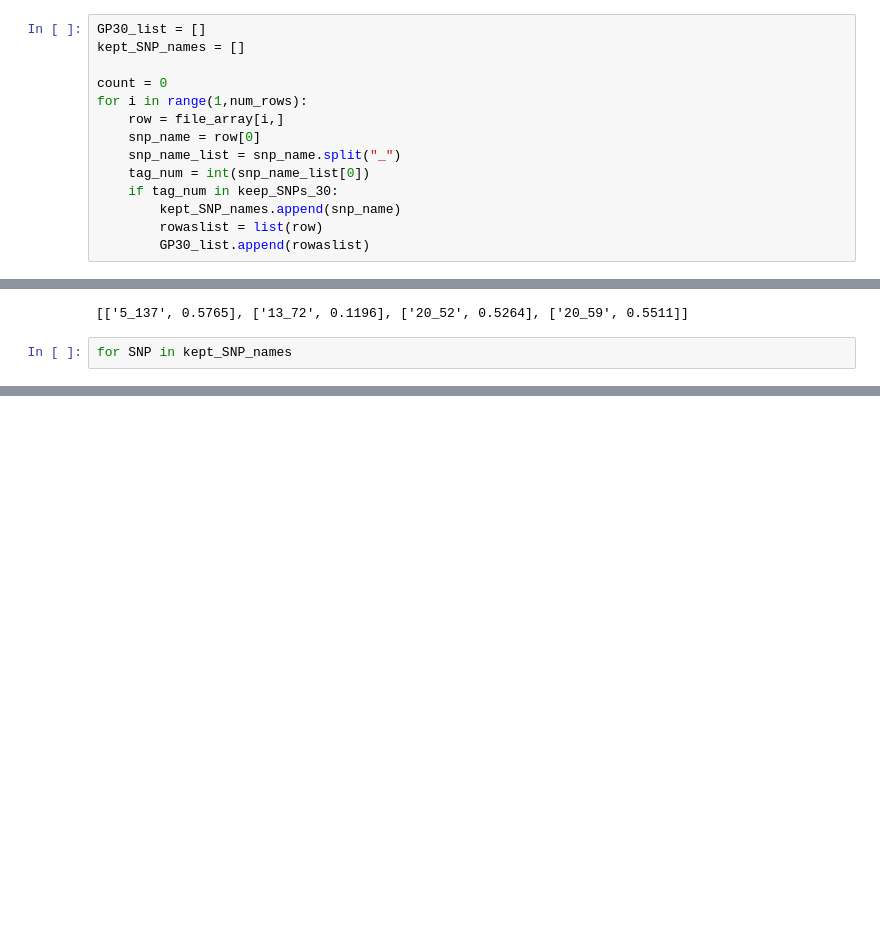
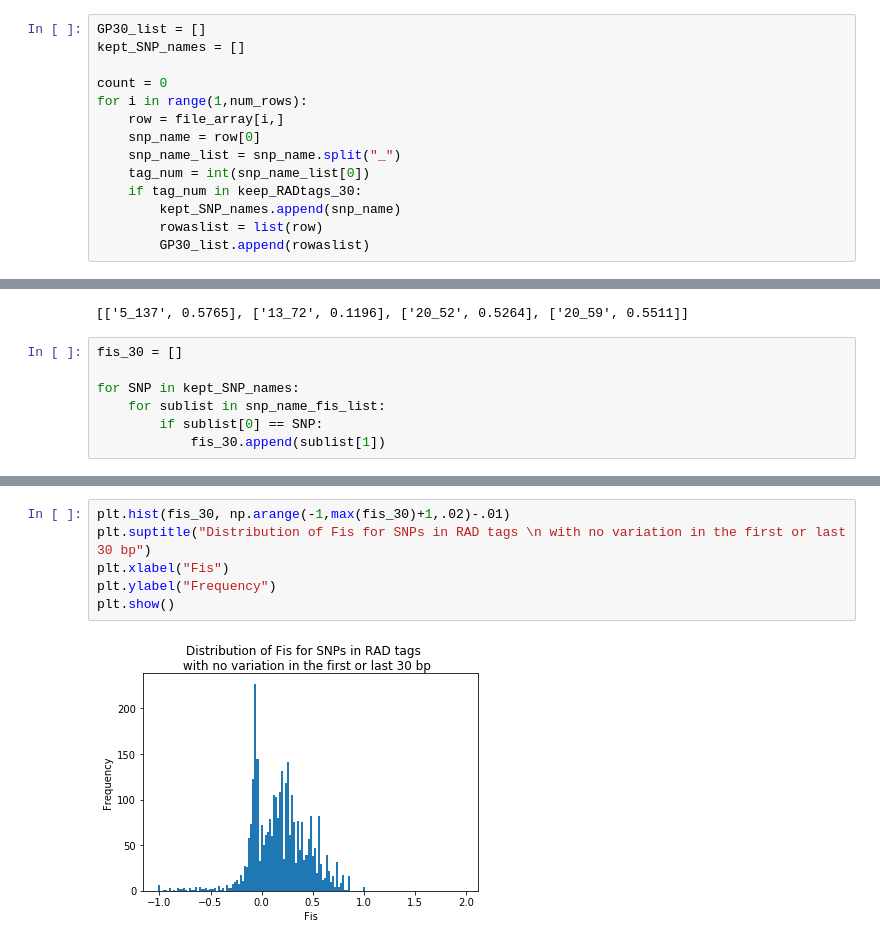
Before and after one commit to nclowell/RAD_scallops, a Jupyter notebook: CRAGIG_run1/Notebooks/IDing_SNPs_for_parentage/First_look_at_SNPs_for_parentage.ipynb, the cells around one changed output, grey strips where cells are left out. Drawn from its saved outputs; the diff is of its cells as text; blank space fills up the shorter version.

```diff
--- a/CRAGIG_run1/Notebooks/IDing_SNPs_for_parentage/First_look_at_SNPs_for_parentage.ipynb
+++ b/CRAGIG_run1/Notebooks/IDing_SNPs_for_parentage/First_look_at_SNPs_for_parentage.ipynb
@@ -181,7 +181,7 @@ for i in range(1,num_rows):
     snp_name = row[0]
     snp_name_list = snp_name.split("_")
     tag_num = int(snp_name_list[0])
-    if tag_num in keep_SNPs_30:
+    if tag_num in keep_RADtags_30:
         kept_SNP_names.append(snp_name)
         rowaslist = list(row)
         GP30_list.append(rowaslist)
@@ -361,5 +361,10 @@ for line in snps_all_fis_lines:
 print snp_name_fis_list[0:4]
 # %% [output]
 [['5_137', 0.5765], ['13_72', 0.1196], ['20_52', 0.5264], ['20_59', 0.5511]]
-# %%
-for SNP in kept_SNP_names
+# %%
+fis_30 = []
+
+for SNP in kept_SNP_names:
+    for sublist in snp_name_fis_list:
+        if sublist[0] == SNP:
+            fis_30.append(sublist[1])
@@ -365,0 +393,8 @@ for SNP in kept_SNP_names
+# %%
+plt.hist(fis_30, np.arange(-1,max(fis_30)+1,.02)-.01)
+plt.suptitle("Distribution of Fis for SNPs in RAD tags \n with no variation in the first or last 30 bp")
+plt.xlabel("Fis")
+plt.ylabel("Frequency")
+plt.show()
+# %% [output]
+[figure, added]
```
Also changed, not shown: parts of 1 cell of this notebook.
